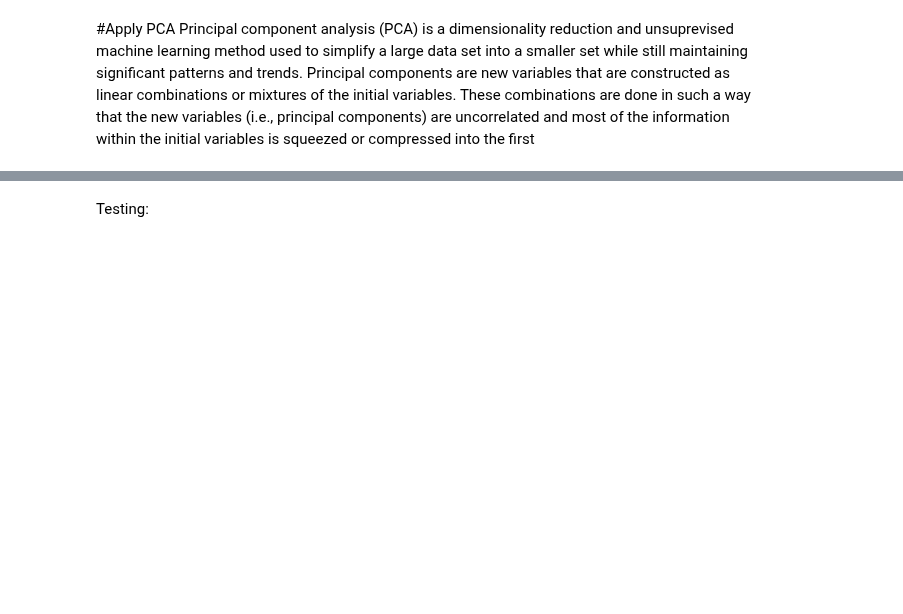
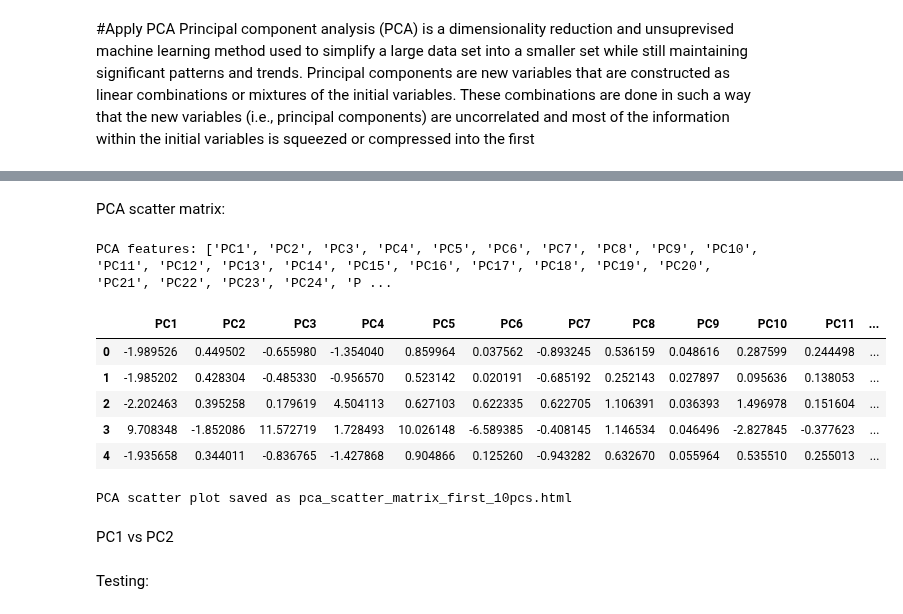
Before and after one commit to SianC7/LAIDS, a Jupyter notebook: PCA_1DCNN_(binary_classification).ipynb, the cells around one changed output, grey strips where cells are left out. Cells and saved outputs as stored; diff of their text form; code cells hidden in the pictures; blank space fills up the shorter version.

```diff
--- a/PCA_1DCNN_(binary_classification).ipynb
+++ b/PCA_1DCNN_(binary_classification).ipynb
@@ -173,25 +194,45 @@ principle components: 25
 https://plotly.com/python/pca-visualization/
+# %% [markdown]
+PCA scatter matrix:
 # %%
-# import plotly.express as px
-# import pandas as pd
+import plotly.express as px
+import pandas as pd
 
-# pcaX_train_features = []
+pcaX_train_features = [] # Create PCA feature list
 
-# for i in range(pca.n_components_):
-#   pcaX_train_features.append(f'PC{i+1}')
+for i in range(pca.n_components_):
+  pcaX_train_features.append(f'PC{i+1}') #Label the PC components and add them to list
 
-# print(f"PCA features: {pcaX_train_features}")
+print(f"PCA features: {pcaX_train_features}")
 
-# # Create a DataFrame from the PCA results with column names
-# pca_train_df = pd.DataFrame(data=pcaX_train, columns=pcaX_train_features)
+# Create a DataFrame from the PCA results with column names
+pca_train_df = pd.DataFrame(data=pcaX_train, columns=pcaX_train_features)
 
-# # Add the original labels for coloring
-# pca_train_df['label'] = y_train
+# Add the original labels for coloring
+pca_train_df['label'] = y_train
 
-# fig = px.scatter_matrix(
-#      pca_train_df,
-#      dimensions= pcaX_train_features,
-#      color="label"
-# )
-# fig.update_traces(diagonal_visible=False)
+display(pca_train_df.head())
+
+fig = px.scatter_matrix(
+     pca_train_df,
+     dimensions= pcaX_train_features[:10], # Changed to show only the first 10 PCs
+     color="label"
+)
+fig.update_traces(diagonal_visible=False)
+
+import plotly.offline as offline
+# Save the figure as an HTML file
+offline.init_notebook_mode(connected=True)
+fig.write_html("pca_scatter_matrix_first_10pcs.html") # file name
+print("PCA scatter plot saved as pca_scatter_matrix_first_10pcs.html")
+
 # fig.show()
+# %% [output]
+PCA features: ['PC1', 'PC2', 'PC3', 'PC4', 'PC5', 'PC6', 'PC7', 'PC8', 'PC9', 'PC10', 'PC11', 'PC12', 'PC13', 'PC14', 'PC15', 'PC16', 'PC17', 'PC18', 'PC19', 'PC20', 'PC21', 'PC22', 'PC23', 'PC24', 'P ...
+|  | PC1 | PC2 | PC3 | PC4 | PC5 | PC6 | PC7 | PC8 | PC9 | PC10 | PC11 | ... |
+| 0 | -1.989526 | 0.449502 | -0.655980 | -1.354040 | 0.859964 | 0.037562 | -0.893245 | 0.536159 | 0.048616 | 0.287599 | 0.244498 | ... |
+| 1 | -1.985202 | 0.428304 | -0.485330 | -0.956570 | 0.523142 | 0.020191 | -0.685192 | 0.252143 | 0.027897 | 0.095636 | 0.138053 | ... |
+| 2 | -2.202463 | 0.395258 | 0.179619 | 4.504113 | 0.627103 | 0.622335 | 0.622705 | 1.106391 | 0.036393 | 1.496978 | 0.151604 | ... |
+| 3 | 9.708348 | -1.852086 | 11.572719 | 1.728493 | 10.026148 | -6.589385 | -0.408145 | 1.146534 | 0.046496 | -2.827845 | -0.377623 | ... |
+| 4 | -1.935658 | 0.344011 | -0.836765 | -1.427868 | 0.904866 | 0.125260 | -0.943282 | 0.632670 | 0.055964 | 0.535510 | 0.255013 | ... |
+PCA scatter plot saved as pca_scatter_matrix_first_10pcs.html
@@ -239,3 +239,5 @@ https://plotly.com/python/pca-visualization/
+# %% [markdown]
+PC1 vs PC2
 # %% [markdown]
 Testing:
 # %%
```
Also changed, not shown: parts of 13 cells of this notebook.
